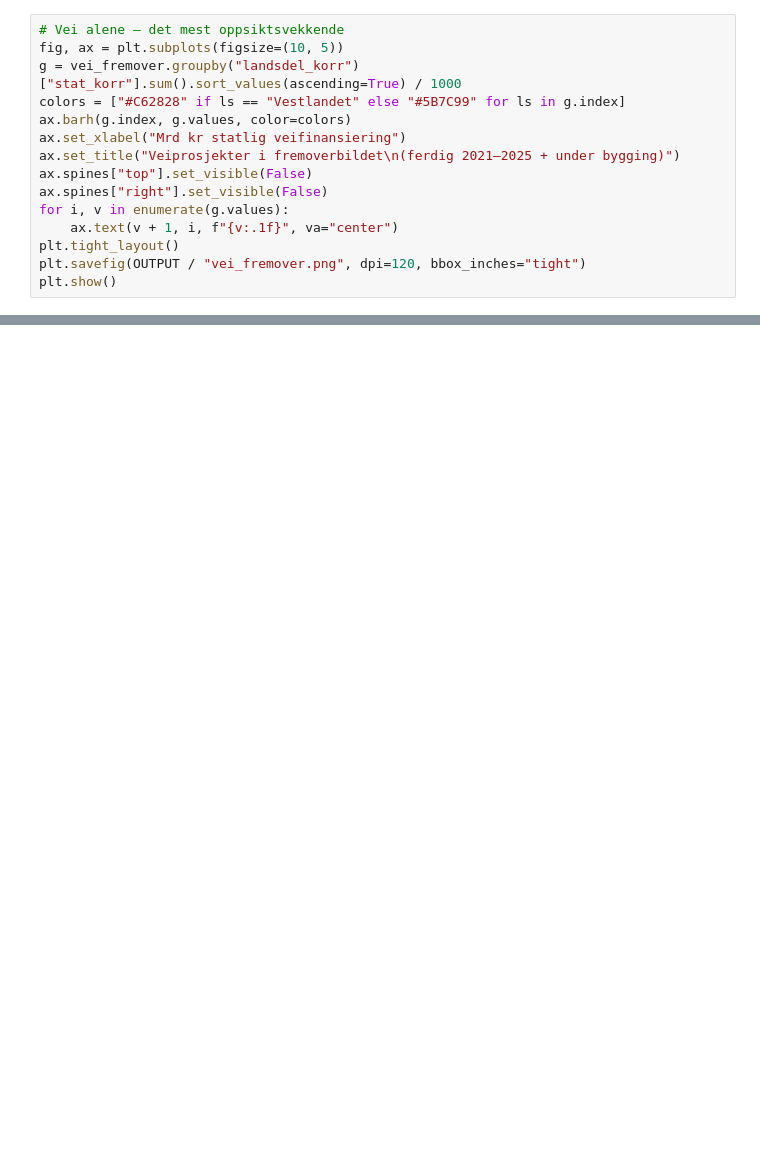
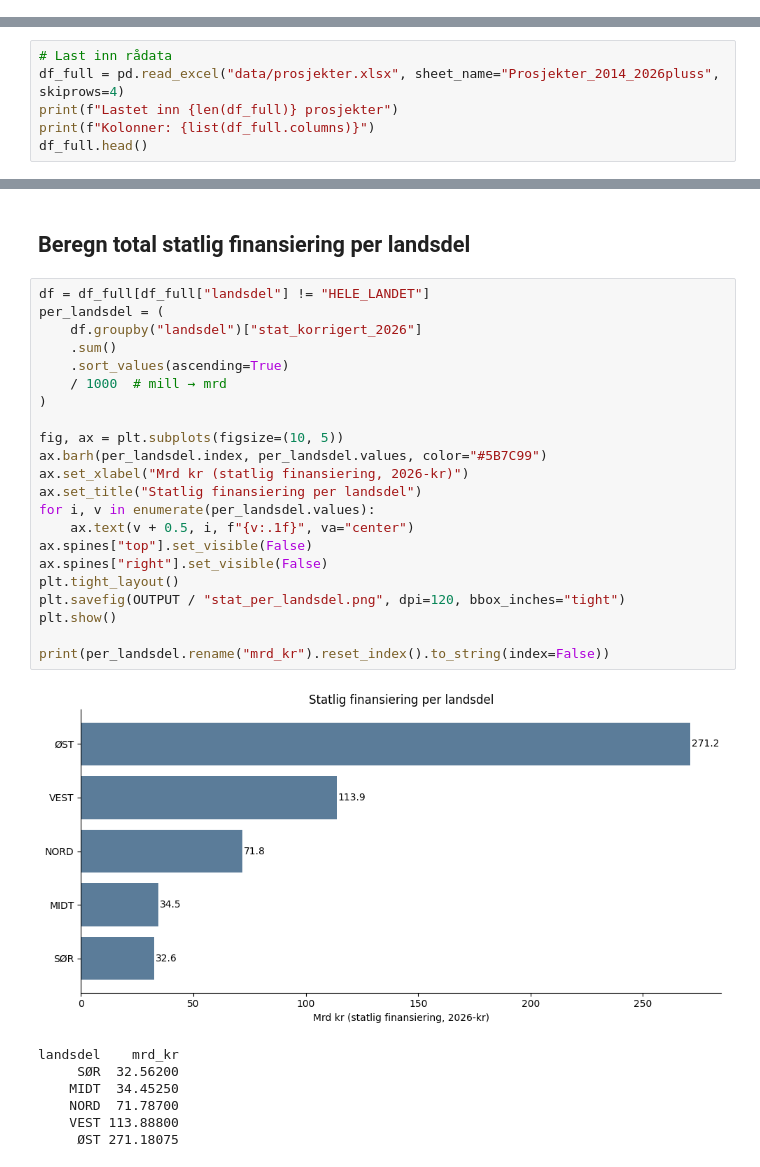
Before and after one commit to jcrivenaes/bomfasttools, a Jupyter notebook: notebooks/andel_landsdeler_over_tid/analyse.ipynb, the cells around one changed output, grey strips where cells are left out. Cells and saved outputs as stored; diff of their text form; blank space fills up the shorter version.

```diff
--- a/notebooks/andel_landsdeler_over_tid/analyse.ipynb
+++ b/notebooks/andel_landsdeler_over_tid/analyse.ipynb
@@ -517,15 +0,0 @@ plt.show()
-# %%
-# Vei alene — det mest oppsiktsvekkende
-fig, ax = plt.subplots(figsize=(10, 5))
-g = vei_fremover.groupby("landsdel_korr")["stat_korr"].sum().sort_values(ascending=True) / 1000
-colors = ["#C62828" if ls == "Vestlandet" else "#5B7C99" for ls in g.index]
-ax.barh(g.index, g.values, color=colors)
-ax.set_xlabel("Mrd kr statlig veifinansiering")
-ax.set_title("Veiprosjekter i fremoverbildet\n(ferdig 2021–2025 + under bygging)")
-ax.spines["top"].set_visible(False)
-ax.spines["right"].set_visible(False)
-for i, v in enumerate(g.values):
-    ax.text(v + 1, i, f"{v:.1f}", va="center")
-plt.tight_layout()
-plt.savefig(OUTPUT / "vei_fremover.png", dpi=120, bbox_inches="tight")
-plt.show()
@@ -594,0 +15,6 @@ Ta gjerne kontakt hvis du finner feil eller har metodeforslag. Pull requests vel
+# %%
+# Last inn rådata
+df_full = pd.read_excel("data/prosjekter.xlsx", sheet_name="Prosjekter_2014_2026pluss", skiprows=4)
+print(f"Lastet inn {len(df_full)} prosjekter")
+print(f"Kolonner: {list(df_full.columns)}")
+df_full.head()
@@ -594,0 +41,32 @@ Ta gjerne kontakt hvis du finner feil eller har metodeforslag. Pull requests vel
+# %% [markdown]
+## Beregn total statlig finansiering per landsdel
+# %%
+df = df_full[df_full["landsdel"] != "HELE_LANDET"]
+per_landsdel = (
+    df.groupby("landsdel")["stat_korrigert_2026"]
+    .sum()
+    .sort_values(ascending=True)
+    / 1000  # mill → mrd
+)
+
+fig, ax = plt.subplots(figsize=(10, 5))
+ax.barh(per_landsdel.index, per_landsdel.values, color="#5B7C99")
+ax.set_xlabel("Mrd kr (statlig finansiering, 2026-kr)")
+ax.set_title("Statlig finansiering per landsdel")
+for i, v in enumerate(per_landsdel.values):
+    ax.text(v + 0.5, i, f"{v:.1f}", va="center")
+ax.spines["top"].set_visible(False)
+ax.spines["right"].set_visible(False)
+plt.tight_layout()
+plt.savefig(OUTPUT / "stat_per_landsdel.png", dpi=120, bbox_inches="tight")
+plt.show()
+
+print(per_landsdel.rename("mrd_kr").reset_index().to_string(index=False))
+# %% [output]
+[figure, added]
+landsdel    mrd_kr
+     SØR  32.56200
+    MIDT  34.45250
+    NORD  71.78700
+    VEST 113.88800
+     ØST 271.18075
```
Also changed, not shown: parts of 44 cells of this notebook, 5 other files.
